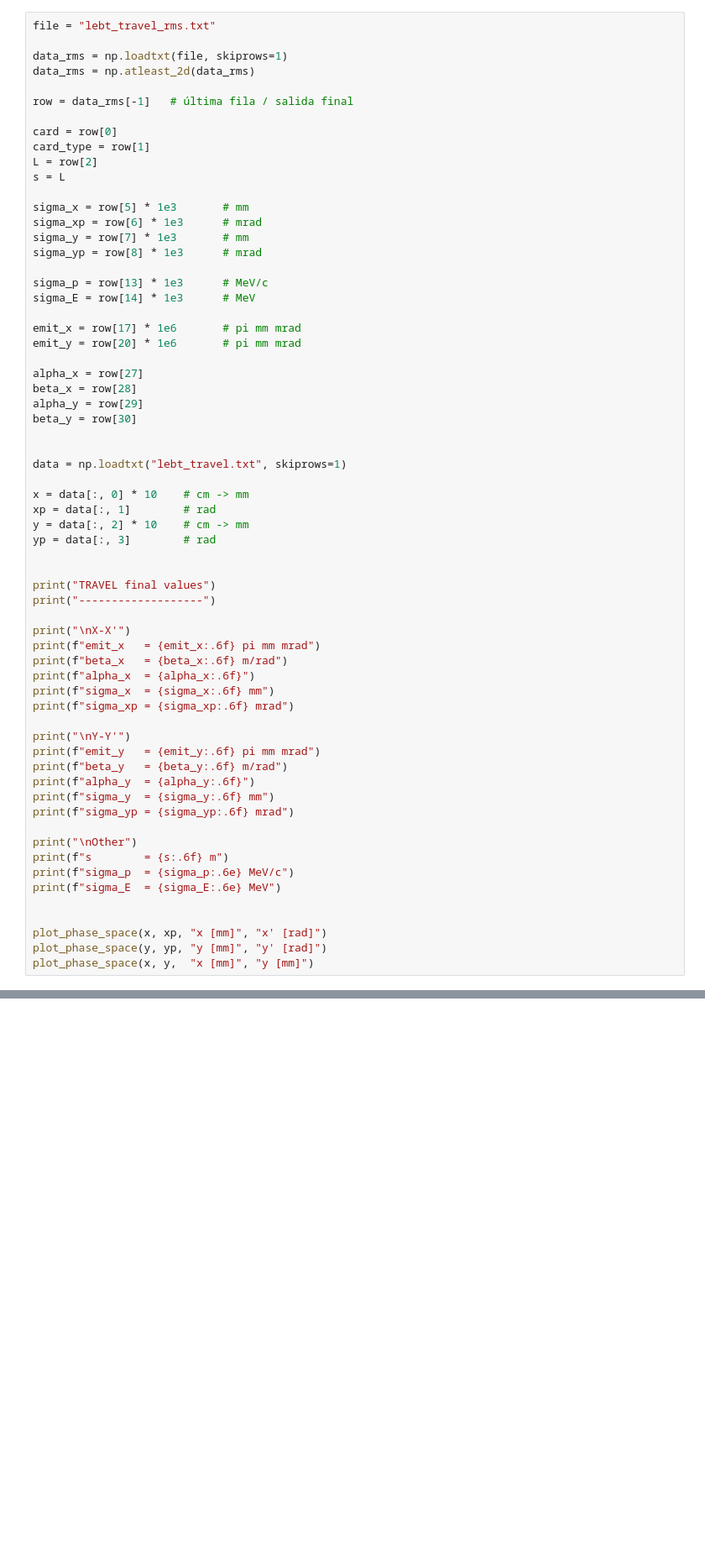
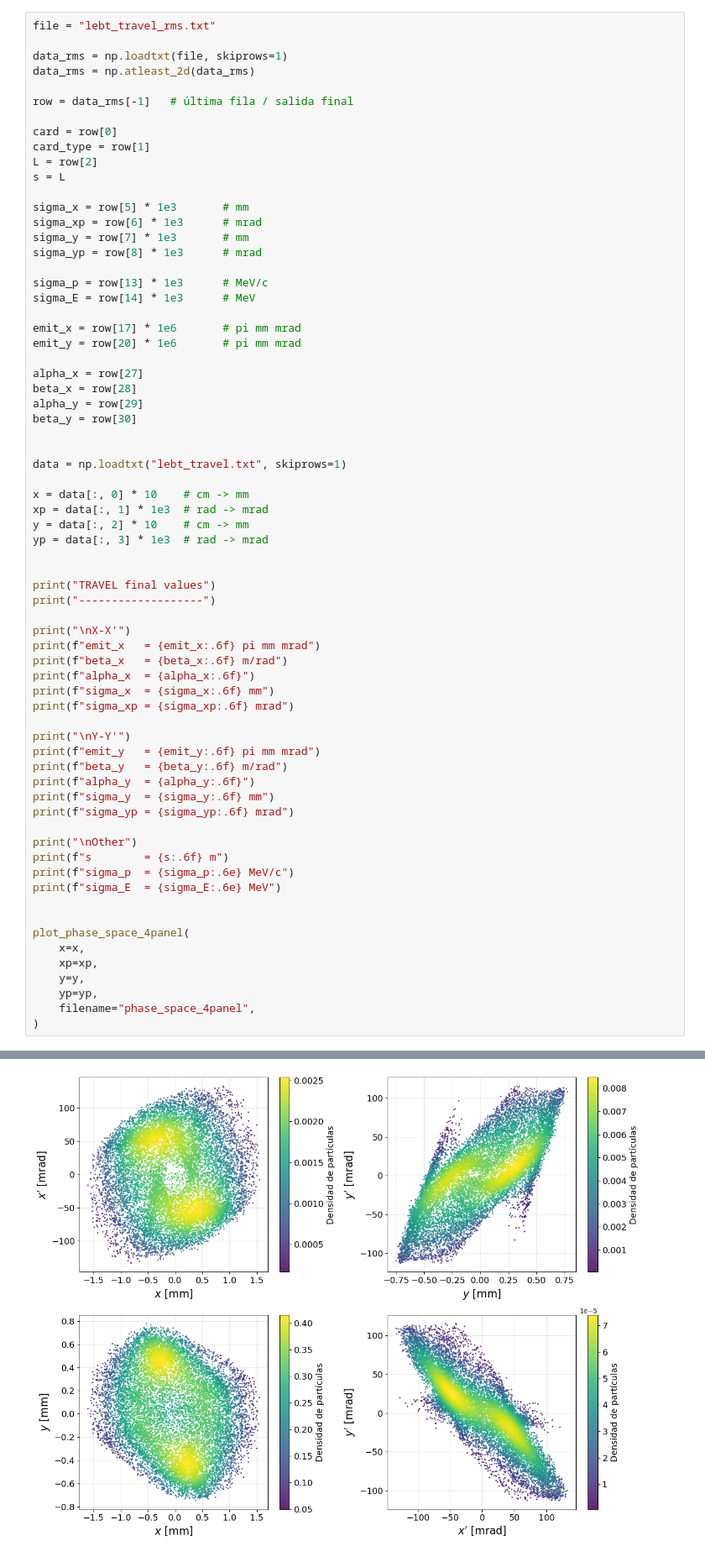
Before and after one commit to psolmor/Validation-of-linear-ion-accelerator, a Jupyter notebook: travel/analysis_travel.ipynb, the cells around one changed output, grey strips where cells are left out. Shown at 84% size. Saved outputs shown, nothing was run; the diff lists cells and outputs as text; blank space fills up the shorter version.

Commit message:
create function to plot 4 phase space

```diff
--- a/travel/analysis_travel.ipynb
+++ b/travel/analysis_travel.ipynb
@@ -59,9 +161,9 @@ beta_y = row[30]
 data = np.loadtxt("lebt_travel.txt", skiprows=1)
 
 x = data[:, 0] * 10    # cm -> mm
-xp = data[:, 1]        # rad
+xp = data[:, 1] * 1e3  # rad -> mrad
 y = data[:, 2] * 10    # cm -> mm
-yp = data[:, 3]        # rad
+yp = data[:, 3] * 1e3  # rad -> mrad
 
 
 print("TRAVEL final values")
@@ -87,6 +189,11 @@ print(f"sigma_p  = {sigma_p:.6e} MeV/c")
 print(f"sigma_E  = {sigma_E:.6e} MeV")
 
 
-plot_phase_space(x, xp, "x [mm]", "x' [rad]")
-plot_phase_space(y, yp, "y [mm]", "y' [rad]")
-plot_phase_space(x, y,  "x [mm]", "y [mm]")
+plot_phase_space_4panel(
+    x=x,
+    xp=xp,
+    y=y,
+    yp=yp,
+    filename="phase_space_4panel",
+)
+# %% [output]
@@ -92,0 +217 @@ plot_phase_space(x, y,  "x [mm]", "y [mm]")
+[figure, added]
```
Also changed, not shown: parts of 2 cells of this notebook.
